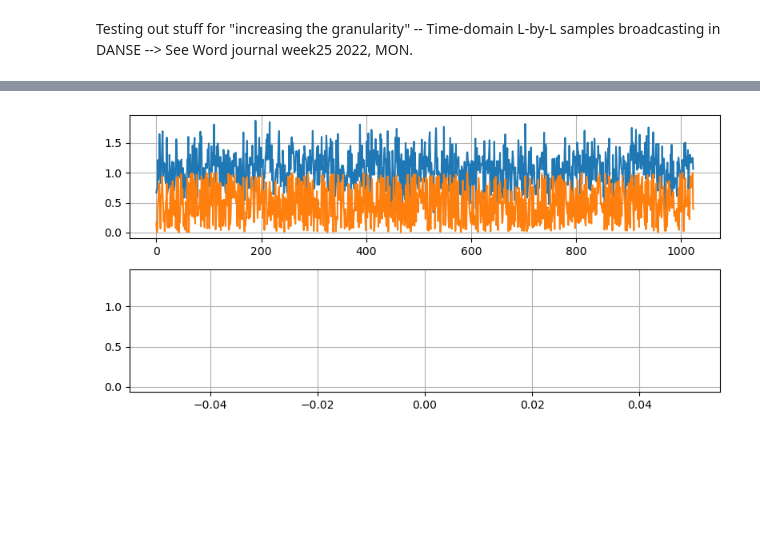
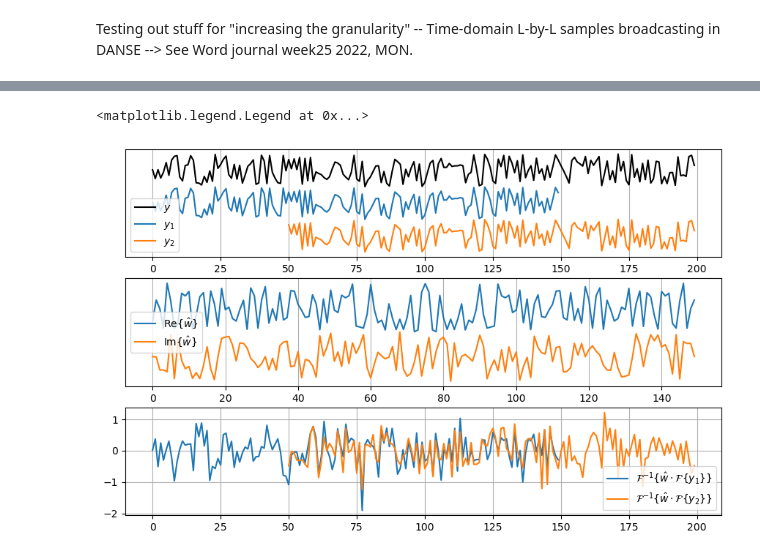
Before and after one commit to p-didier/sounds-phd, a Jupyter notebook: 97_tests/05_dsp_related/202206_increase_the_granularity/granu.ipynb, the cells around one changed output, grey strips where cells are left out. Drawn from its saved outputs; the diff is of its cells as text; code cells hidden in the pictures; blank space fills up the shorter version.

```diff
--- a/97_tests/05_dsp_related/202206_increase_the_granularity/granu.ipynb
+++ b/97_tests/05_dsp_related/202206_increase_the_granularity/granu.ipynb
@@ -145,14 +173,45 @@ plt.show()
-# %%
-
-fig = plt.figure(figsize=(8,4))
-ax = fig.add_subplot(211)
-ax.plot(zkl)
-ax.plot(ykl[:,0])
-ax.grid()
-ax = fig.add_subplot(212)
-ax.plot(np.abs(zkl.T - ykl[:,0]))
-ax.grid()
-plt.tight_layout()
-plt.show()
-# %% [output]
-[figure, removed]
+# %%
+n = 200
+y = 2 * rng.random(n) - 1
+# 2 overlapping chunks
+y1 = y[:int(3 * n / 4)]
+y2 = y[int(n / 4):]
+
+
+w_hat = 2 * rng.random(int(len(y1) / 2 + 1)) - 1 + 1j * (2 * rng.random(int(len(y1) / 2 + 1)) - 1)
+# Complete frequency spectrum (with negative frequencies)
+w_hat = w_hat[:, np.newaxis]
+w_hat[0, :] = w_hat[0, :].real      # Set DC to real value
+w_hat[-1, :] = w_hat[-1, :].real    # Set Nyquist to real value
+w_hat = np.squeeze(np.concatenate((w_hat, np.flip(w_hat[:-1, :].conj(), axis=0)[:-1, :]), axis=0))
+
+y1_hat = np.fft.fft(y1, axis=0)
+y2_hat = np.fft.fft(y2, axis=0)
+z1_hat = y1_hat * w_hat
+z2_hat = y2_hat * w_hat
+
+y1_back = np.fft.ifft(z1_hat, axis=0)
+y1_back = np.real_if_close(y1_back)
+y2_back = np.fft.ifft(z2_hat, axis=0)
+y2_back = np.real_if_close(y2_back)
+
+fig, axes = plt.subplots(3,1)
+fig.set_size_inches(10.5, 6.5)
+axes[0].plot(y, 'k', label='$y$')
+axes[0].plot(np.arange(int(3 * n / 4)), y1 - 2, 'C0', label='$y_1$')
+axes[0].plot(np.arange(int(3 * n / 4)) + n / 4, y2 - 4, 'C1', label='$y_2$')
+axes[0].grid()
+axes[0].legend()
+axes[0].set_yticks([])
+axes[1].plot(np.real(w_hat) + 1, label='Re{$\\hat{{w}}$}')
+axes[1].plot(np.imag(w_hat) - 1, label='Im{$\\hat{{w}}$}')
+axes[1].grid()
+axes[1].legend()
+axes[1].set_yticks([])
+axes[2].plot(np.arange(int(3 * n / 4)), y1_back, label='$\\mathcal{{F}}^{{-1}}\\{\\hat{{w}}\\cdot\\mathcal{{F}}\\{y_1\\}\\}$')
+axes[2].plot(np.arange(int(3 * n / 4)) + n / 4, y2_back, label='$\\mathcal{{F}}^{{-1}}\\{\\hat{{w}}\\cdot\\mathcal{{F}}\\{y_2\\}\\}$')
+axes[2].grid()
+axes[2].legend()
+# %% [output]
+<matplotlib.legend.Legend at 0x...>
+[figure, added]
```
Also changed, not shown: parts of 5 cells of this notebook.
